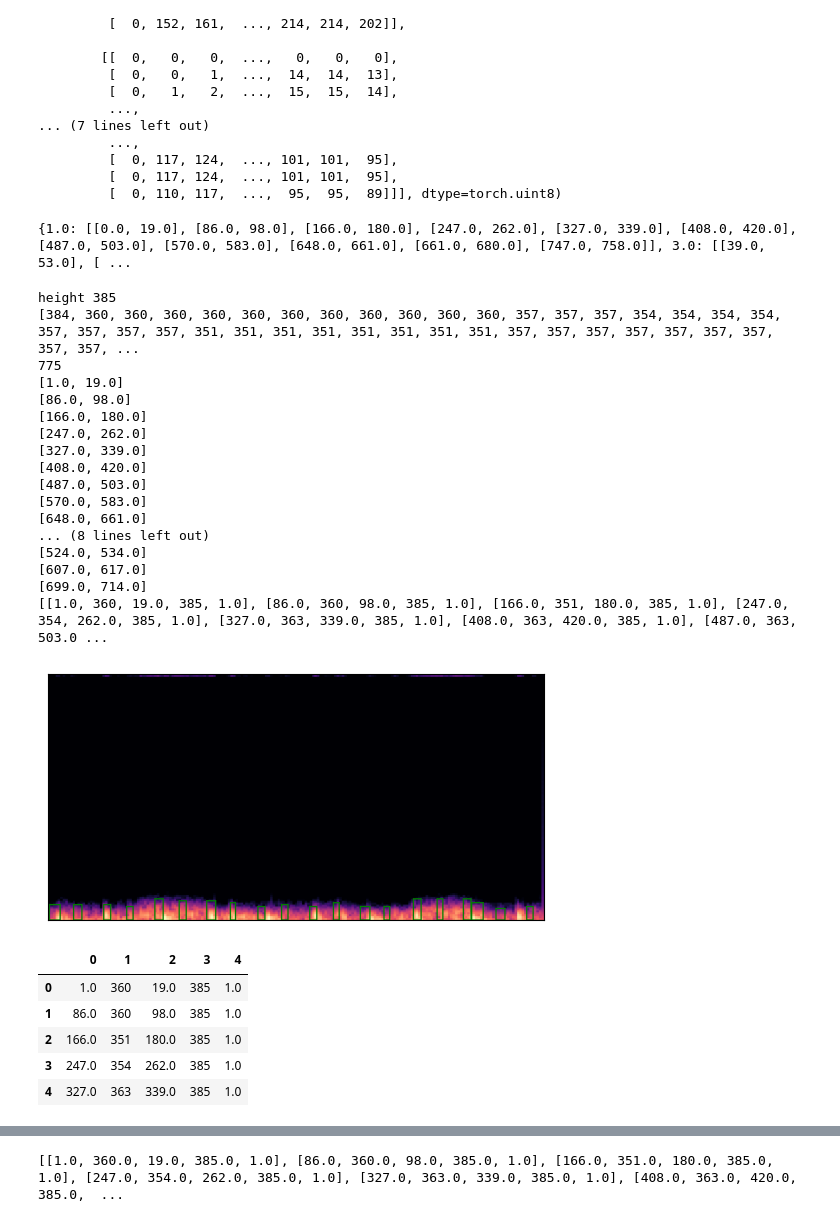
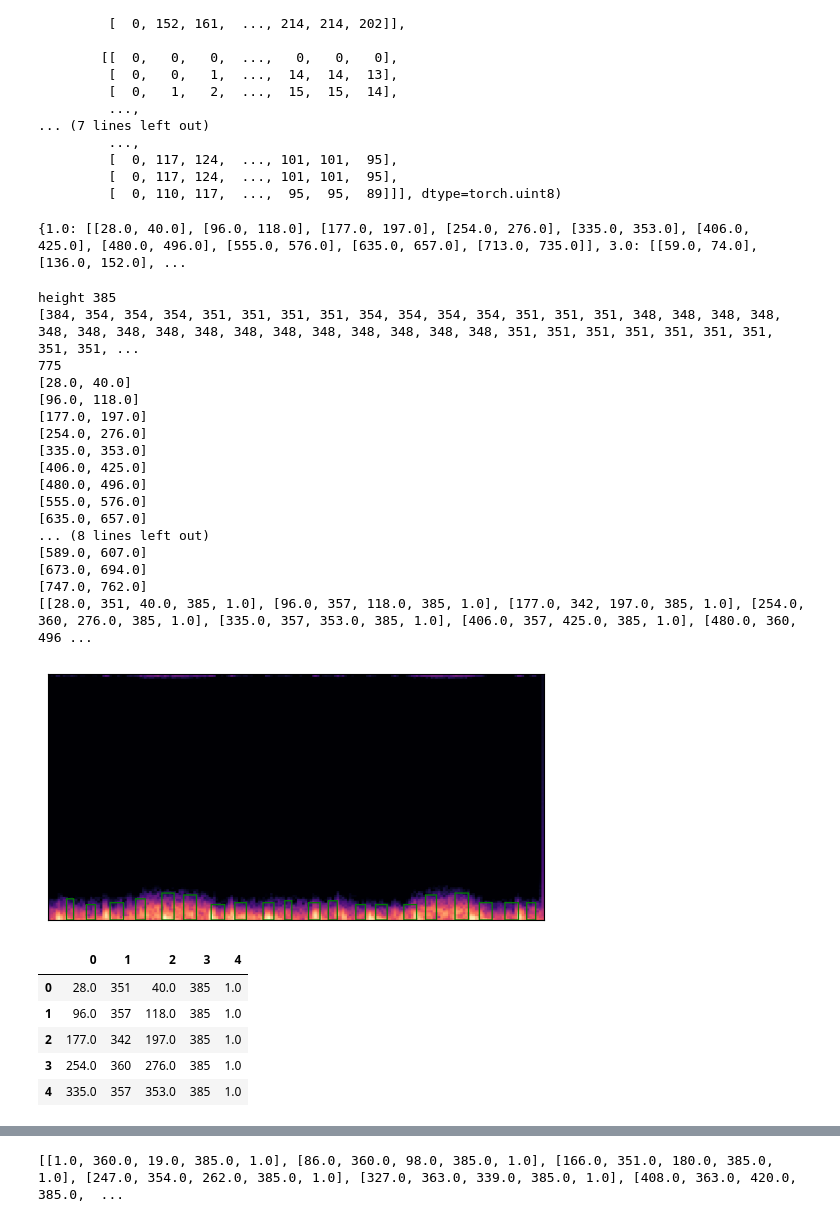
Before and after one commit to hongseoi/HeartSiren, a Jupyter notebook: data_process/label_test.ipynb, the cells around one changed output, grey strips where cells are left out. Cells and saved outputs as stored; diff of their text form; code cells hidden in the pictures.

```diff
--- a/data_process/label_test.ipynb
+++ b/data_process/label_test.ipynb
@@ -36,7 +36,7 @@ tensor([[[  0,   0,   0,  ...,   0,   0,   0],
 import pandas as pd
 import numpy as np
 
-tsv_path = "../14998_AV.tsv"
+tsv_path = "../processed_label/45843_PV.tsv"
 df = pd.read_csv(tsv_path, delimiter='\t', names=['x_min', 'x_max', 'label'])
 label_x = dict()
 
@@ -50,7 +50,7 @@ for row in df.iterrows():
 
 print(label_x)
 # %% [output]
-{1.0: [[0.0, 19.0], [86.0, 98.0], [166.0, 180.0], [247.0, 262.0], [327.0, 339.0], [408.0, 420.0], [487.0, 503.0], [570.0, 583.0], [648.0, 661.0], [661.0, 680.0], [747.0, 758.0]], 3.0: [[39.0, 53.0], [ ...
+{1.0: [[28.0, 40.0], [96.0, 118.0], [177.0, 197.0], [254.0, 276.0], [335.0, 353.0], [406.0, 425.0], [480.0, 496.0], [555.0, 576.0], [635.0, 657.0], [713.0, 735.0]], 3.0: [[59.0, 74.0], [136.0, 152.0], ...
 # %%
 import torch
 from torchvision.utils import draw_bounding_boxes
@@ -62,7 +62,7 @@ import numpy as np
 import math
 
 # 이미지 주소를 지정합니다.
-image_path = "../PAST/img_data4/14998_AV.png"
+image_path = "../processed_img/14998_AV.png"
 # image_path = "./rb.png"
 # 이미지를 불러옵니다.
 image = io.read_image(image_path)
@@ -123,48 +123,48 @@ print(len(y_list))
 label = list()
 height = 385
 for key, value in label_x.items():
     for v in value:
         if v[0] == 0:
             v[0] += 1
         if v[1] == width:
             v[1] -= 1
         print(v)
 
         start = math.floor(v[0])
         end = math.ceil(v[1])
         min_y = max(y_list[start:end])
         label_data = [v[0], min_y, v[1], height, key]
         label.append(label_data)
 
 
 # 가장 높은 높이를 출력합니다.
 image = image[:-1]
 for l in label:
     boxes = torch.tensor([l[:-1]], dtype=torch.float)
     colors = [l[:-1]]
     image = draw_bounding_boxes(image, boxes, colors=['green'], width=2)
 
 show(image)
 print(label)
 # %% [output]
 height 385
-[384, 360, 360, 360, 360, 360, 360, 360, 360, 360, 360, 360, 357, 357, 357, 354, 354, 354, 354, 357, 357, 357, 357, 351, 351, 351, 351, 351, 351, 351, 351, 357, 357, 357, 357, 357, 357, 357, 357, 357, ...
+[384, 354, 354, 354, 351, 351, 351, 351, 354, 354, 354, 354, 351, 351, 351, 348, 348, 348, 348, 348, 348, 348, 348, 348, 348, 348, 348, 348, 348, 348, 348, 351, 351, 351, 351, 351, 351, 351, 351, 351, ...
 775
-[1.0, 19.0]
-[86.0, 98.0]
-[166.0, 180.0]
-[247.0, 262.0]
-[327.0, 339.0]
-[408.0, 420.0]
-[487.0, 503.0]
-[570.0, 583.0]
-[648.0, 661.0]
+[28.0, 40.0]
+[96.0, 118.0]
+[177.0, 197.0]
+[254.0, 276.0]
+[335.0, 353.0]
+[406.0, 425.0]
+[480.0, 496.0]
+[555.0, 576.0]
+[635.0, 657.0]
 ... (8 lines left out)
-[524.0, 534.0]
-[607.0, 617.0]
-[699.0, 714.0]
-[[1.0, 360, 19.0, 385, 1.0], [86.0, 360, 98.0, 385, 1.0], [166.0, 351, 180.0, 385, 1.0], [247.0, 354, 262.0, 385, 1.0], [327.0, 363, 339.0, 385, 1.0], [408.0, 363, 420.0, 385, 1.0], [487.0, 363, 503.0 ...
+[589.0, 607.0]
+[673.0, 694.0]
+[747.0, 762.0]
+[[28.0, 351, 40.0, 385, 1.0], [96.0, 357, 118.0, 385, 1.0], [177.0, 342, 197.0, 385, 1.0], [254.0, 360, 276.0, 385, 1.0], [335.0, 357, 353.0, 385, 1.0], [406.0, 357, 425.0, 385, 1.0], [480.0, 360, 496 ...
-[figure, old version]
+[figure, new version]
 # %%
 import csv
 # TSV 파일로 저장하는 함수
@@ -184,8 +184,8 @@ df = pd.read_csv('output.tsv', delimiter='\t', header=None)
 df.head()
 # %% [output]
 |  | 0 | 1 | 2 | 3 | 4 |
-| 0 | 1.0 | 360 | 19.0 | 385 | 1.0 |
-| 1 | 86.0 | 360 | 98.0 | 385 | 1.0 |
-| 2 | 166.0 | 351 | 180.0 | 385 | 1.0 |
-| 3 | 247.0 | 354 | 262.0 | 385 | 1.0 |
-| 4 | 327.0 | 363 | 339.0 | 385 | 1.0 |
+| 0 | 28.0 | 351 | 40.0 | 385 | 1.0 |
+| 1 | 96.0 | 357 | 118.0 | 385 | 1.0 |
+| 2 | 177.0 | 342 | 197.0 | 385 | 1.0 |
+| 3 | 254.0 | 360 | 276.0 | 385 | 1.0 |
+| 4 | 335.0 | 357 | 353.0 | 385 | 1.0 |
```
Also changed, not shown: parts of 5 cells of this notebook.
